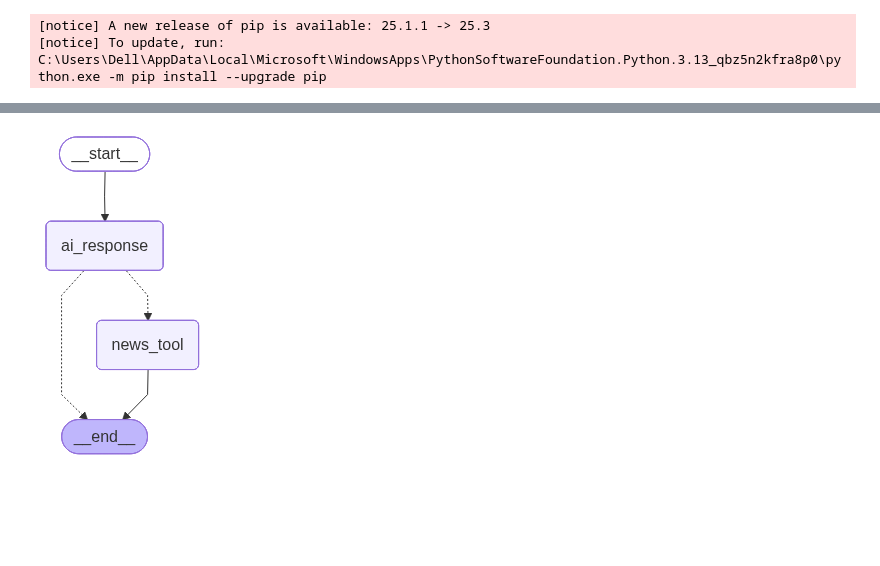
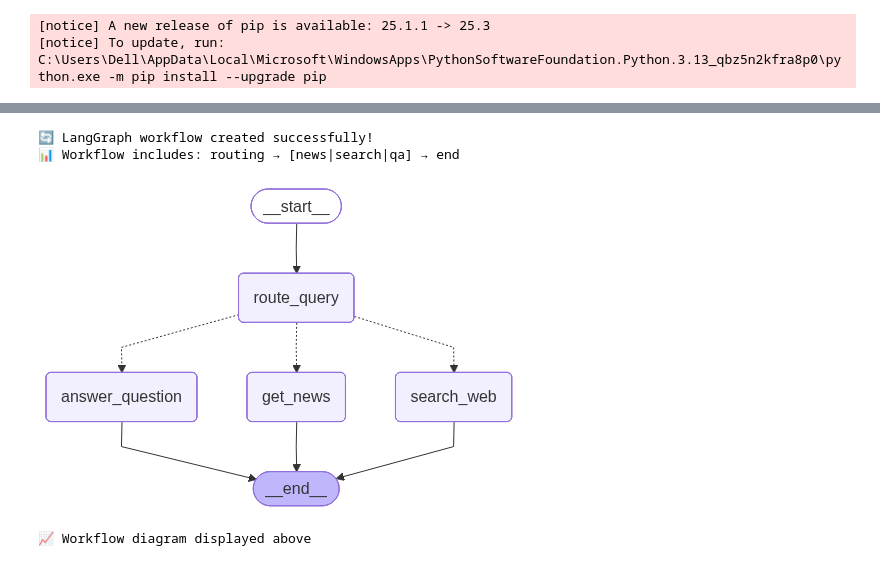
Before and after one commit to RajivC92/Agentic-AI, a Jupyter notebook: ProjectNewsGenie.ipynb, the cells around one changed output, grey strips where cells are left out. Saved outputs shown, nothing was run; the diff lists cells and outputs as text; code cells hidden in the pictures; blank space fills up the shorter version.

```diff
--- a/ProjectNewsGenie.ipynb
+++ b/ProjectNewsGenie.ipynb
@@ -455,6 +883,56 @@ except Exception as e:
 # %%
-from IPython.display import display, Image
-display(Image(news_agent.get_graph().draw_mermaid_png()))
+# ================================
+# LANGGRAPH WORKFLOW SETUP
+# ================================
+
+def create_newsgenie_workflow():
+    """Create the LangGraph workflow for NewsGenie"""
+    workflow = StateGraph(NewsGenieState)
+
+    # Add nodes
+    workflow.add_node("route_query", route_query_node)
+    workflow.add_node("get_news", get_news_node)
+    workflow.add_node("search_web", search_web_node)
+    workflow.add_node("answer_question", answer_question_node)
+
+    # Define the workflow
+    workflow.set_entry_point("route_query")
+
+    # Add conditional edges from route_query
+    workflow.add_conditional_edges(
+        "route_query",
+        determine_next_node,
+        {
+            "get_news": "get_news",
+            "search_web": "search_web",
+            "answer_question": "answer_question"
+        }
+    )
+
+    # End edges
+    workflow.add_edge("get_news", END)
+    workflow.add_edge("search_web", END)
+    workflow.add_edge("answer_question", END)
+
+    # Add memory
+    memory = MemorySaver()
+    return workflow.compile(checkpointer=memory)
+
+# Initialize the workflow
+newsgenie_app = create_newsgenie_workflow()
+print("🔄 LangGraph workflow created successfully!")
+print("📊 Workflow includes: routing → [news|search|qa] → end")
+
+# Visualize the workflow (if possible)
+try:
+    from IPython.display import display, Image
+    display(Image(newsgenie_app.get_graph().draw_mermaid_png()))
+    print("📈 Workflow diagram displayed above")
+except Exception as e:
+    print("📈 Workflow diagram not available in this environment")
 # %% [output]
+🔄 LangGraph workflow created successfully!
+📊 Workflow includes: routing → [news|search|qa] → end
-[figure, old version]
+[figure, new version]
+📈 Workflow diagram displayed above
 # %%
```
Also changed, not shown: parts of 20 cells of this notebook, 18 other files.
